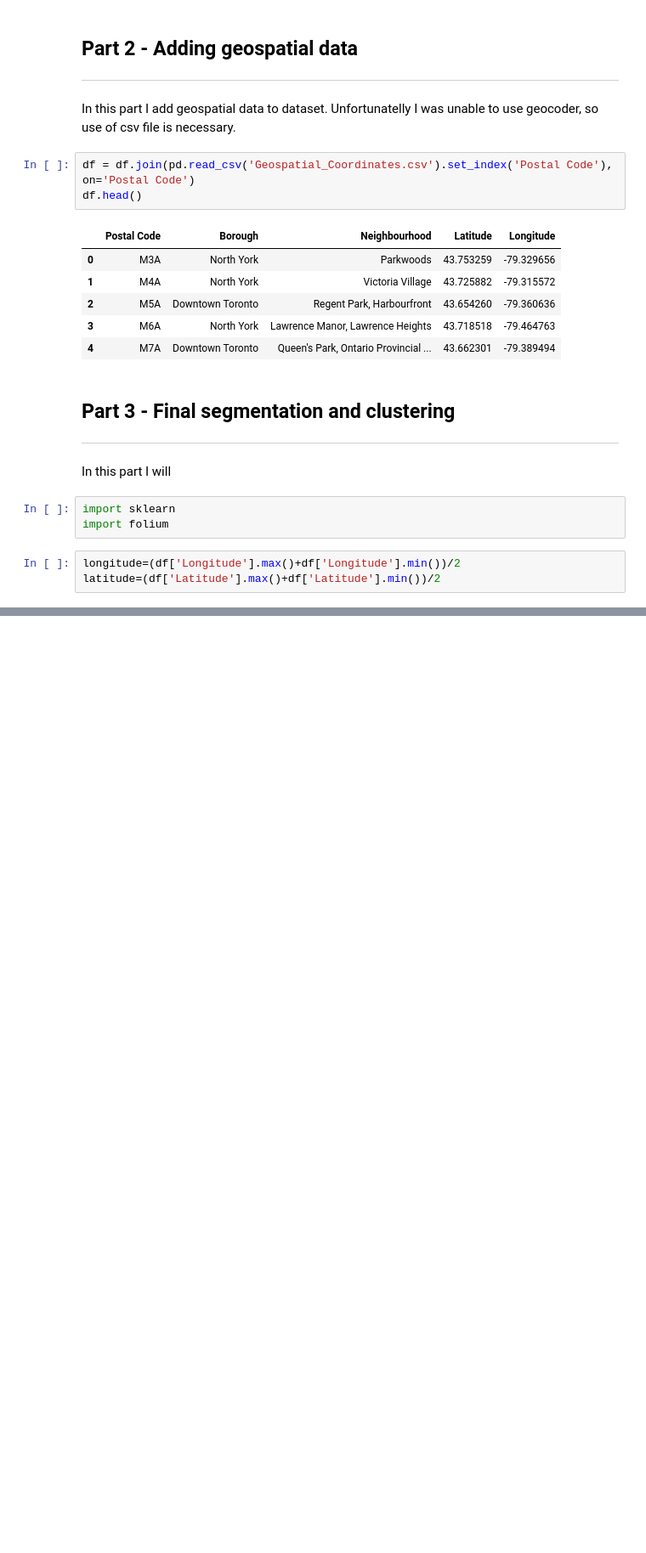
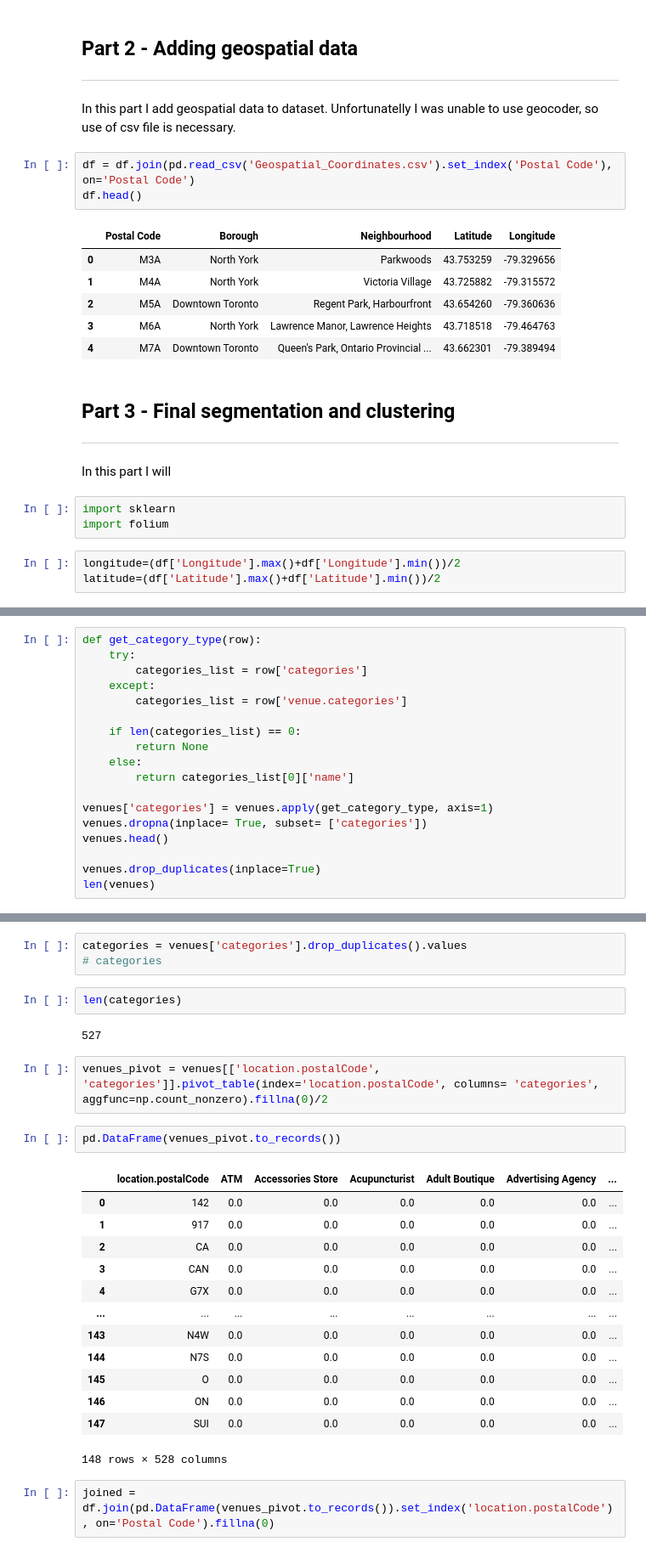
Before and after one commit to jarousek23/Coursera, a Jupyter notebook: Toronto_neighborhoods_clustering.ipynb, the cells around one changed output, grey strips where cells are left out. Shown at 85% size. Saved outputs shown, nothing was run; the diff lists cells and outputs as text; blank space fills up the shorter version.

```diff
--- a/Toronto_neighborhoods_clustering.ipynb
+++ b/Toronto_neighborhoods_clustering.ipynb
@@ -132,0 +147,18 @@ imary': True}],
+# %%
+def get_category_type(row):
+    try:
+        categories_list = row['categories']
+    except:
+        categories_list = row['venue.categories']
+
+    if len(categories_list) == 0:
+        return None
+    else:
+        return categories_list[0]['name']
+
+venues['categories'] = venues.apply(get_category_type, axis=1)
+venues.dropna(inplace= True, subset= ['categories'])
+venues.head()
+
+venues.drop_duplicates(inplace=True)
+len(venues)
@@ -132,0 +188,27 @@ imary': True}],
+# %%
+categories = venues['categories'].drop_duplicates().values
+# categories
+# %%
+len(categories)
+# %% [output]
+527
+# %%
+venues_pivot = venues[['location.postalCode', 'categories']].pivot_table(index='location.postalCode', columns= 'categories', aggfunc=np.count_nonzero).fillna(0)/2
+# %%
+pd.DataFrame(venues_pivot.to_records())
+# %% [output]
+|  | location.postalCode | ATM | Accessories Store | Acupuncturist | Adult Boutique | Advertising Agency | ... |
+| 0 | 142 | 0.0 | 0.0 | 0.0 | 0.0 | 0.0 | ... |
+| 1 | 917 | 0.0 | 0.0 | 0.0 | 0.0 | 0.0 | ... |
+| 2 | CA | 0.0 | 0.0 | 0.0 | 0.0 | 0.0 | ... |
+| 3 | CAN | 0.0 | 0.0 | 0.0 | 0.0 | 0.0 | ... |
+| 4 | G7X | 0.0 | 0.0 | 0.0 | 0.0 | 0.0 | ... |
+| ... | ... | ... | ... | ... | ... | ... | ... |
+| 143 | N4W | 0.0 | 0.0 | 0.0 | 0.0 | 0.0 | ... |
+| 144 | N7S | 0.0 | 0.0 | 0.0 | 0.0 | 0.0 | ... |
+| 145 | O | 0.0 | 0.0 | 0.0 | 0.0 | 0.0 | ... |
+| 146 | ON | 0.0 | 0.0 | 0.0 | 0.0 | 0.0 | ... |
+| 147 | SUI | 0.0 | 0.0 | 0.0 | 0.0 | 0.0 | ... |
+148 rows × 528 columns
+# %%
+joined = df.join(pd.DataFrame(venues_pivot.to_records()).set_index('location.postalCode'), on='Postal Code').fillna(0)
```
Also changed, not shown: parts of 20 cells of this notebook, 3 other files.
